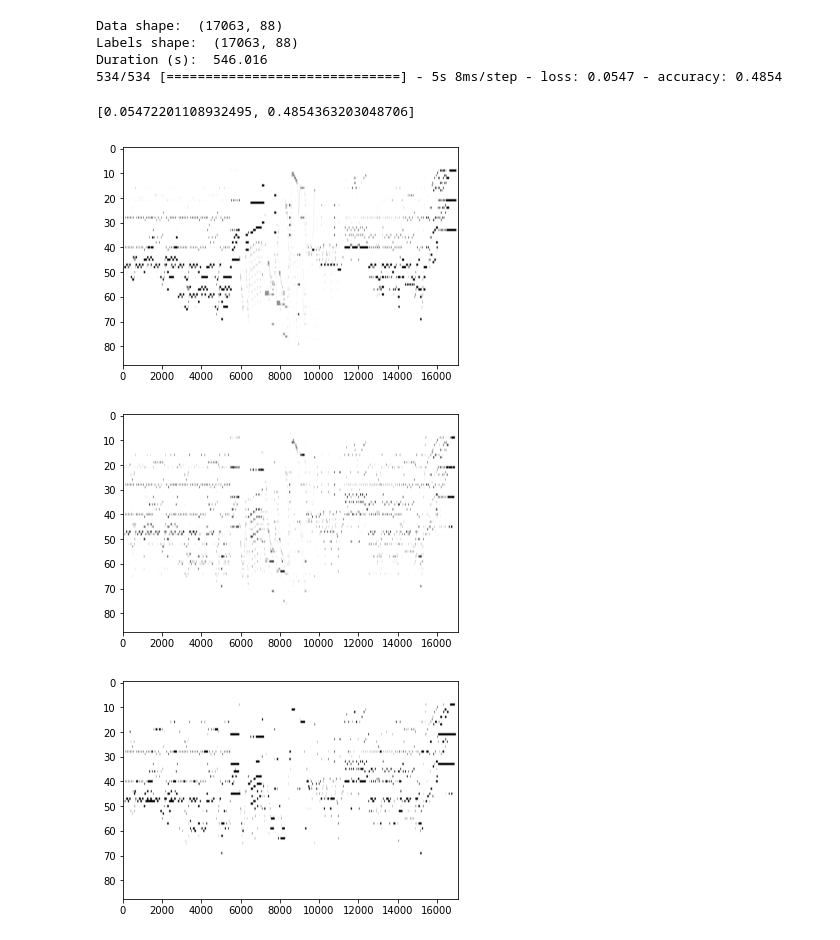
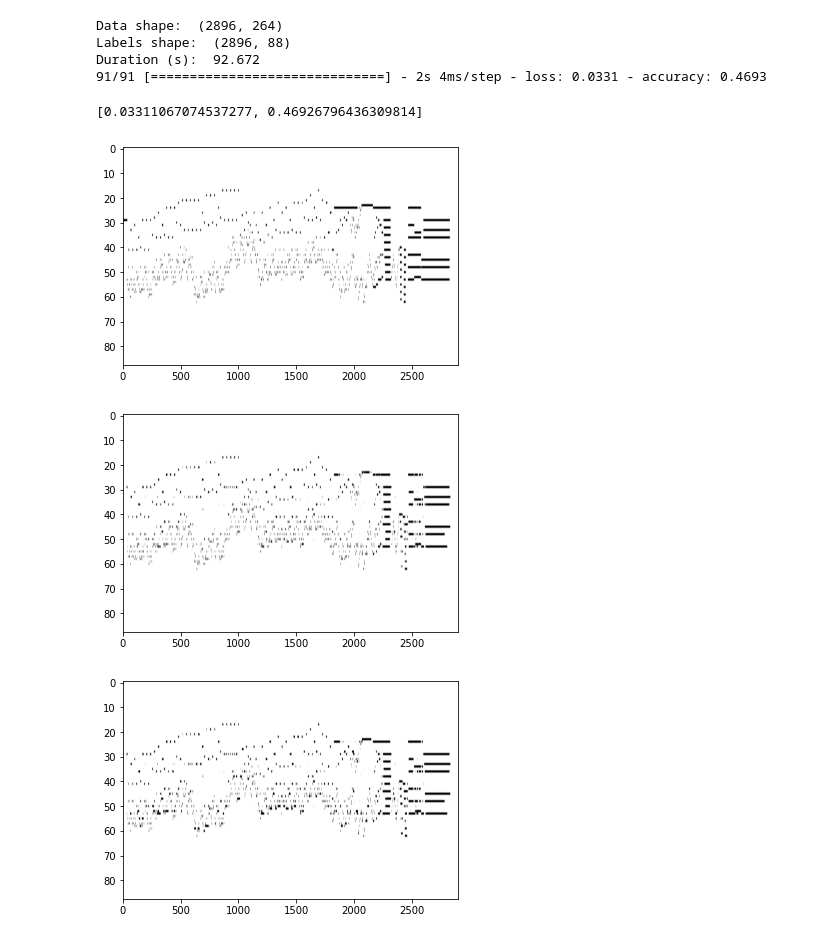
Before and after one commit to zoilo-nl/MML, a Jupyter notebook: Predictor.ipynb, the cells around one changed output. Cells and saved outputs as stored; diff of their text form; code cells hidden in the pictures.

```diff
--- a/Predictor.ipynb
+++ b/Predictor.ipynb
@@ -38,6 +37,7 @@ def data_to_midi(data, bpm=60):
 
 # Removes any notes shorter than the minimal length, and fills in any rests shorter than the minimal length
 def post_process(y, min_note_len, min_rest_len =-1):
+    y = y.copy()
     # Loop over every note value
     for i in range(y.shape[0]-1):
         rest_count = 0
@@ -128,7 +126,7 @@ plt.show()
 # %%
-filename = "1733"
-x_test = np.load(PATH_TRAIN_DATA+"12/"+filename+".npy" ).transpose()
-y_test = np.load(PATH_TRAIN_LABELS+ filename+".npy" )
+filename = "2303"
+x_test = np.load(PATH_DATA+filename+".npy" ).transpose()
+y_test = np.load(PATH_LABELS+filename+".npy" )
 
 print("Data shape: ", x_test.shape)
 print("Labels shape: ", y_test.shape)
@@ -136,42 +134,41 @@ print("Duration (s): ", x_test.shape[0]*FRAME_LENGTH)
 
 model.evaluate(x_test, y_test)
 # %% [output]
-Data shape:  (17063, 88)
-Labels shape:  (17063, 88)
-Duration (s):  546.016
-534/534 [==============================] - 5s 8ms/step - loss: 0.0547 - accuracy: 0.4854
+Data shape:  (2896, 264)
+Labels shape:  (2896, 88)
+Duration (s):  92.672
+91/91 [==============================] - 2s 4ms/step - loss: 0.0331 - accuracy: 0.4693
-[0.05472201108932495, 0.4854363203048706]
+[0.03311067074537277, 0.46926796436309814]
 # %%
 ground_truth = y_test.transpose()
-
 
 """
 end_second = 10
 end_index = round(end_second*FRAME_RATE)
 ground_truth = ground_truth[:,0:end_index]
 prediction = prediction[:,0:end_index]
 """
 plt.figure()
 plt.subplot()
 plt.imshow(ground_truth,cmap='Greys',aspect='auto')
 
 prediction = model.predict(x_test).round().transpose()
 
 plt.figure()
 plt.subplot()
 plt.imshow(prediction,cmap='Greys',aspect='auto')
 
-processed_prediction = post_process(prediction,5,20)
+processed_prediction = post_process(prediction,1,5)
 
 plt.figure()
 plt.subplot()
 plt.imshow(processed_prediction,cmap='Greys',aspect='auto')
 
 np.save(filename+"_prediction", prediction)
 # %% [output]
-[figure, old version]
+[figure, new version]
-[figure, old version]
+[figure, new version]
-[figure, old version]
+[figure, new version]
 # %%
 midi_pattern = data_to_midi(prediction)
 midi.write_midifile(filename+'_midi.mid', midi_pattern)
```
Also changed, not shown: parts of 6 cells of this notebook, 3 other files.
